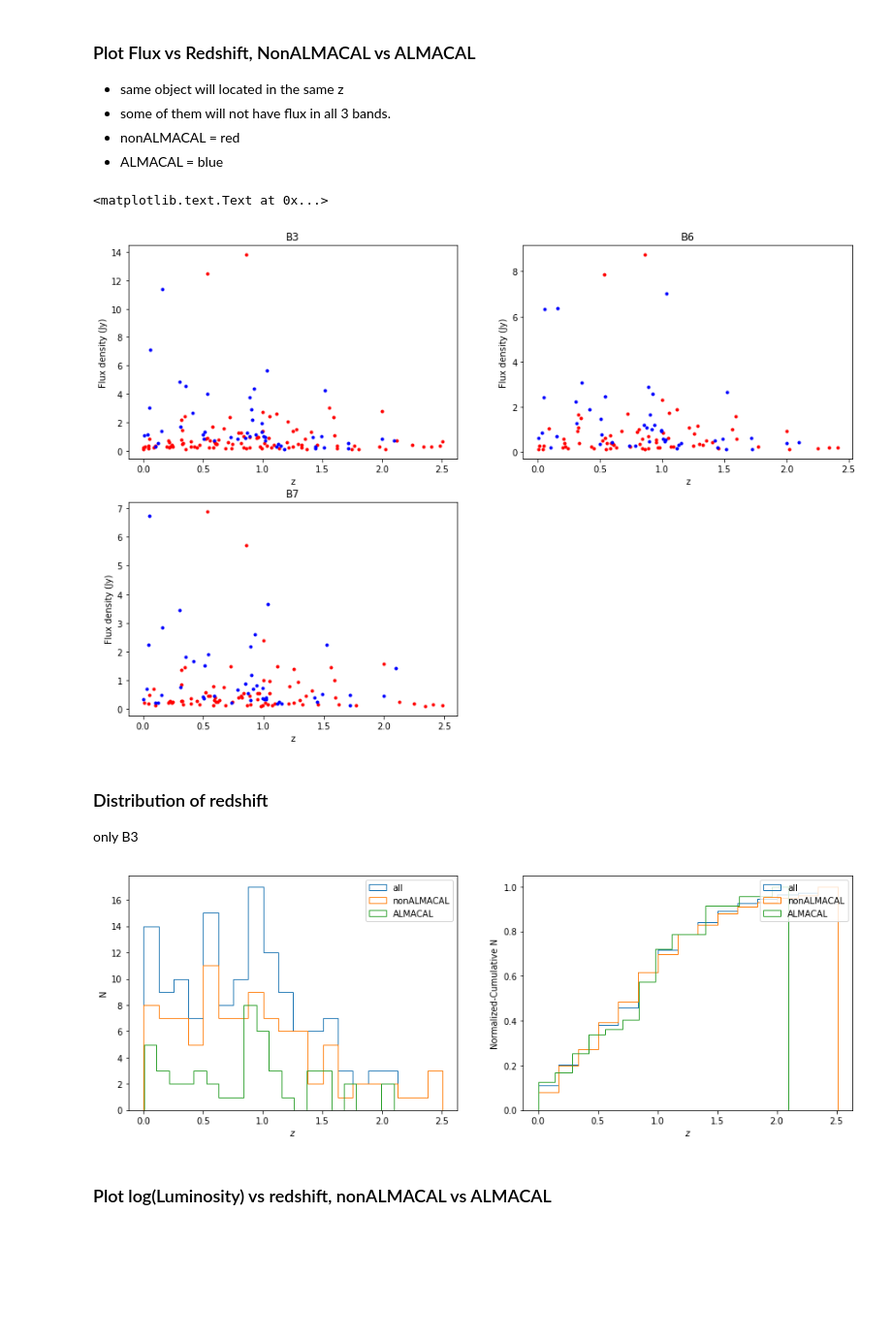
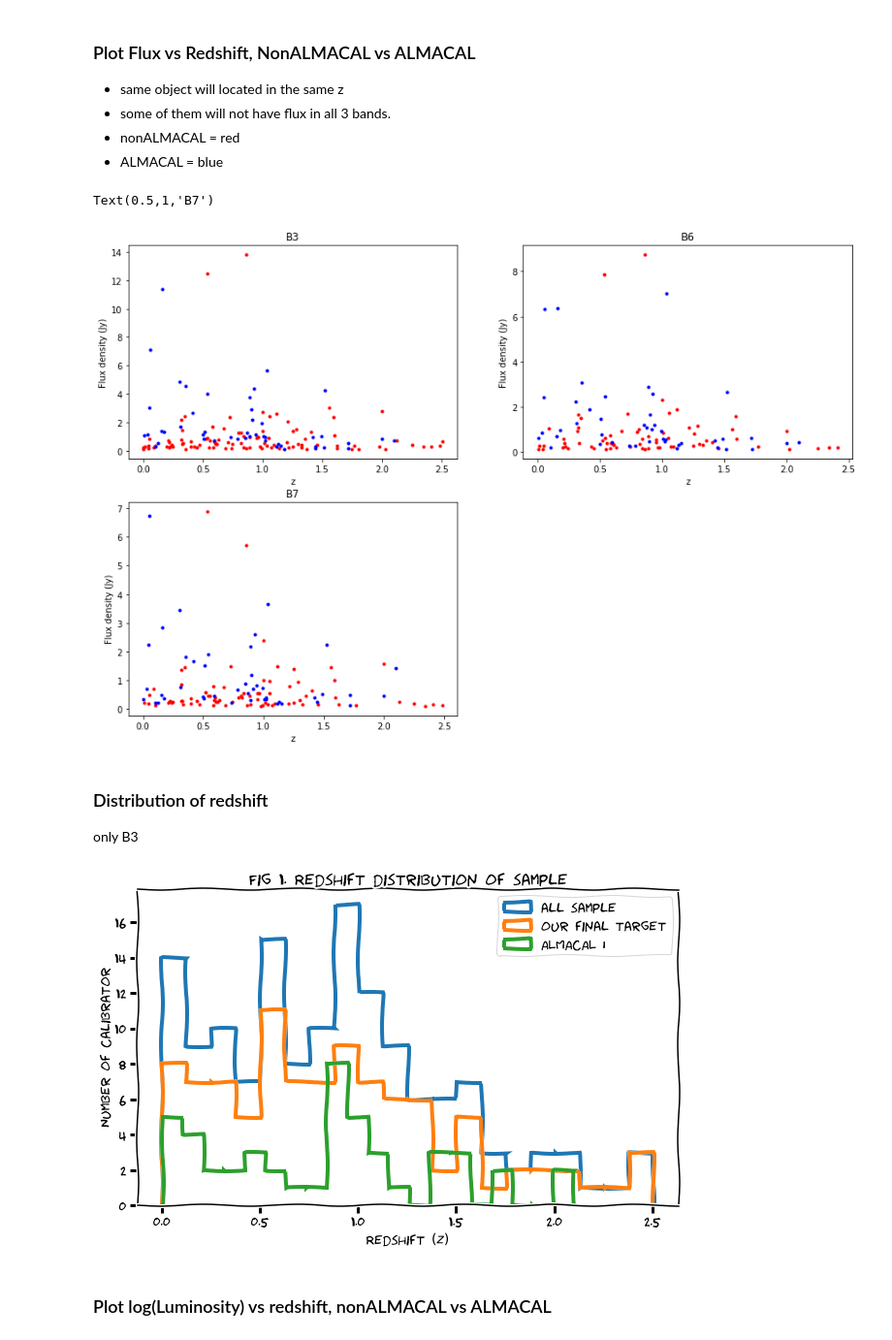
Before and after one commit to bosscha/alma-calibrator, a Jupyter notebook: notebooks/selecting_source/alma_database_selection7.ipynb, the cells around one changed output. Shown: that part at 97% size. Cells and saved outputs as stored; diff of their text form; code cells hidden in the pictures; blank space fills up the shorter version.

Commit message:
script to make a publishabe image

```diff
--- a/notebooks/selecting_source/alma_database_selection7.ipynb
+++ b/notebooks/selecting_source/alma_database_selection7.ipynb
@@ -128,10 +129,10 @@ def collect_z_and_flux(Band, resume_array):
     flux = []
     for idata in resume_array:
         if idata[6] is not None: # select object which has redshift information
-            fluxnya = idata[11][0]
-            bandnya = idata[11][1]
-            freqnya = idata[11][2]
-            datenya  = idata[11][3]
+            fluxnya = idata[-1][0]
+            bandnya = idata[-1][1]
+            freqnya = idata[-1][2]
+            datenya  = idata[-1][3]
             for i, band in enumerate(bandnya):
                 if band == str(Band): # take only first data
                     flux.append(fluxnya[i])
@@ -206,30 +207,50 @@ plt.title("B7")
 # plt.ylabel("Flux density (Jy)")
 # plt.title("B3, B6, B7")
 # %% [output]
-<matplotlib.text.Text at 0x...>
+Text(0.5,1,'B7')
 [figure]
 # %% [markdown]
 ### Distribution of redshift
 
 only B3
 # %%
-plt.figure(figsize=(15,5))
+# from matplotlib import rcParams
+# rcParams['font.family'] = ['Humor Sans', 'Comic Sans MS']
+# rcParams['font.size'] = 14.0
+# rcParams['axes.linewidth'] = 1.5
+# rcParams['lines.linewidth'] = 2.0
+# rcParams['figure.facecolor'] = 'white'
+# rcParams['grid.linewidth'] = 0.0
+# rcParams['axes.unicode_minus'] = False
+# rcParams['xtick.major.size'] = 8
+# rcParams['xtick.major.width'] = 3
+# rcParams['ytick.major.size'] = 8
+# rcParams['ytick.major.width'] = 3
 
-plt.subplot(121)
-plt.hist(z3, bins=20, label="all", histtype="step")
-plt.hist(znon3, bins=20, label="nonALMACAL", histtype="step")
-plt.hist(zalm3, bins=20, label="ALMACAL", histtype="step")
+plt.xkcd()
+
+plt.figure(figsize=(10,6))
+
+#plt.subplot(121)
+plt.hist(z3, bins=20, label="all sample", histtype="step", linewidth=4)
+plt.hist(znon3, bins=20, label="our final target", histtype="step", linewidth=4)
+plt.hist(zalm3, bins=20, label="ALMACAL I", histtype="step", linewidth=4)
+
+plt.xlabel(r"Redshift $(z)$")
+plt.ylabel("Number of Calibrator")
+plt.title("Fig 1. Redshift distribution of sample")
+
 plt.legend()
-plt.xlabel(r"$z$")
-plt.ylabel("N")
 
-plt.subplot(122)
-plt.hist(z3, bins=15, label="all", normed=True, cumulative=True, histtype='step')
-plt.hist(znon3, bins=15, label="nonALMACAL", normed=True, cumulative=True, histtype='step')
-plt.hist(zalm3, bins=15, label="ALMACAL", normed=True, cumulative=True, histtype='step')
-plt.legend()
-plt.xlabel(r"$z$")
-plt.ylabel("Normalized-Cumulative N")
-plt.show()
+# plt.subplot(122)
+# plt.hist(z3, bins=15, label="all", normed=True, cumulative=True, histtype='step')
+# plt.hist(znon3, bins=15, label="nonALMACAL", normed=True, cumulative=True, histtype='step')
+# plt.hist(zalm3, bins=15, label="ALMACAL", normed=True, cumulative=True, histtype='step')
+# plt.legend()
+# plt.xlabel(r"$z$")
+# plt.ylabel("Normalized-Cumulative N")
+# plt.show()
+
+plt.savefig("sample_redshift.png", transparent=True, bbox_tight=True)
 # %% [output]
-[figure, old version]
+[figure, new version]
```
Also changed, not shown: parts of 8 cells of this notebook, 44 other files.
